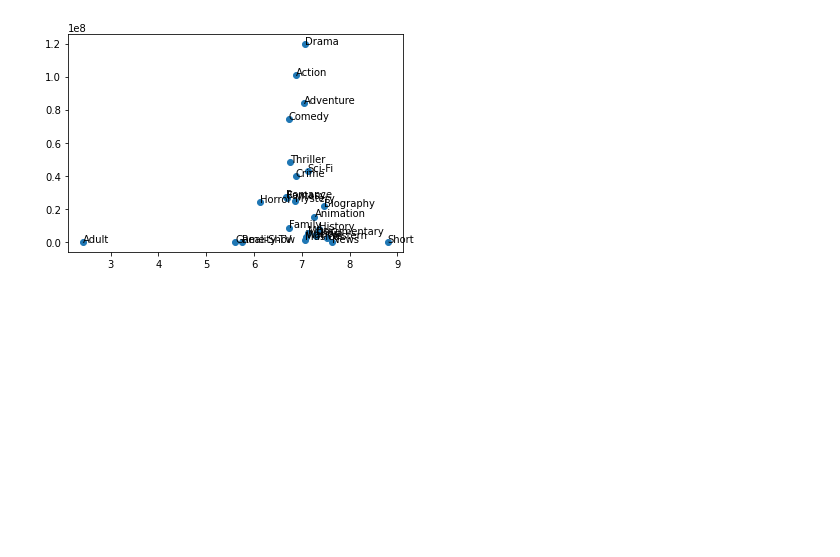
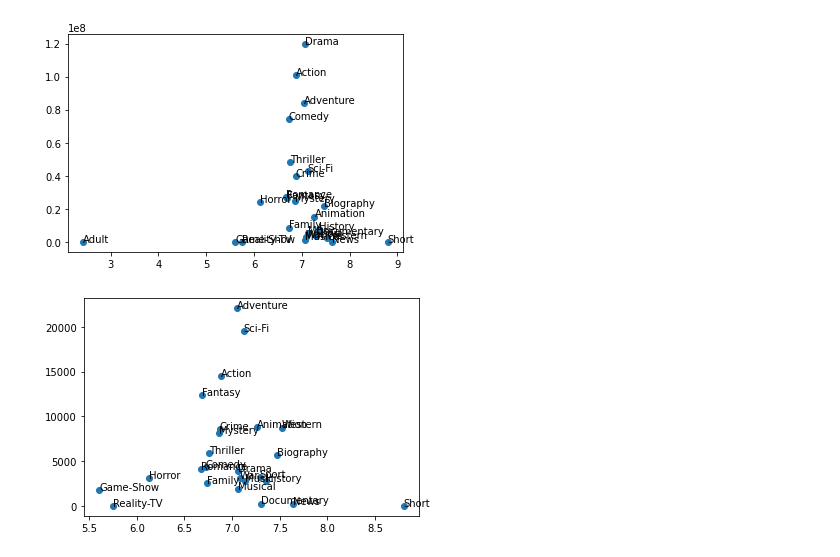
Before and after one commit to iansharff/microsoft_movies, a Jupyter notebook: individuals/arthur/genre_and_counts.ipynb, the cells around one changed output. Cells and saved outputs as stored; diff of their text form; code cells hidden in the pictures; blank space fills up the shorter version.

```diff
--- a/individuals/arthur/genre_and_counts.ipynb
+++ b/individuals/arthur/genre_and_counts.ipynb
@@ -166,3 +188,11 @@ for i, txt in enumerate(counts_wavg_df['genres']):
     ax.annotate(txt, (counts_wavg_df['wavg_rating'][i], counts_wavg_df['numvotes'][i]))
 # %% [output]
 [figure]
+# %%
+#plot scatter plot: weighted average vs number of votes
+fig, ax = plt.subplots()
+ax.scatter(x=counts_wavg_df['wavg_rating'], y=counts_wavg_df['avgnumvotes'])
+for i, txt in enumerate(counts_wavg_df['genres']):
+    ax.annotate(txt, (counts_wavg_df['wavg_rating'][i], counts_wavg_df['avgnumvotes'][i]))
+# %% [output]
+[figure, added]
```
Also changed, not shown: parts of 9 cells of this notebook, 2 other files.
